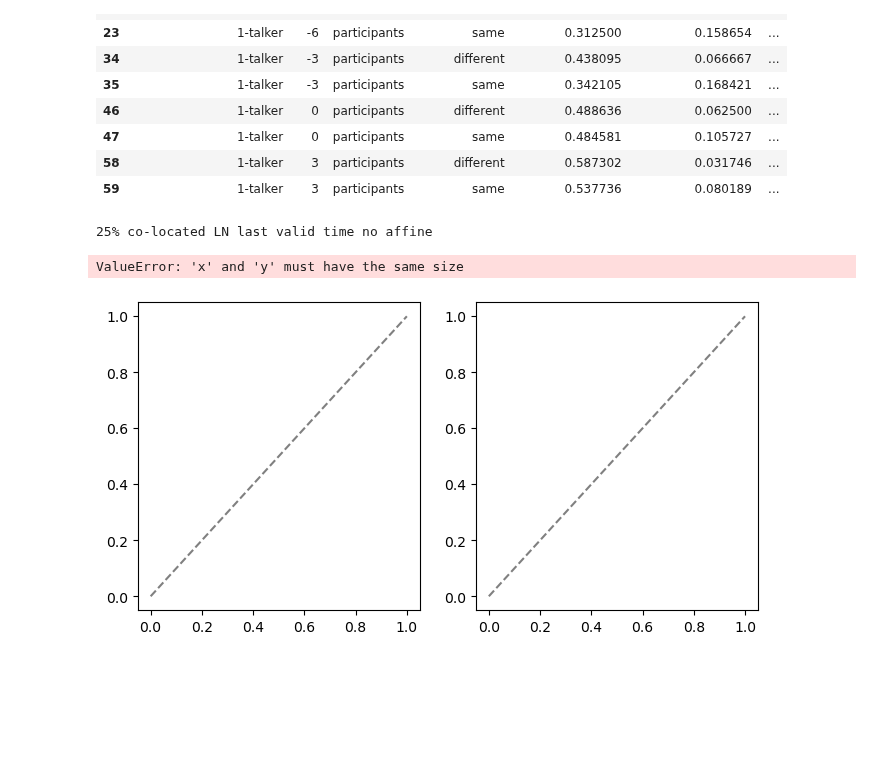
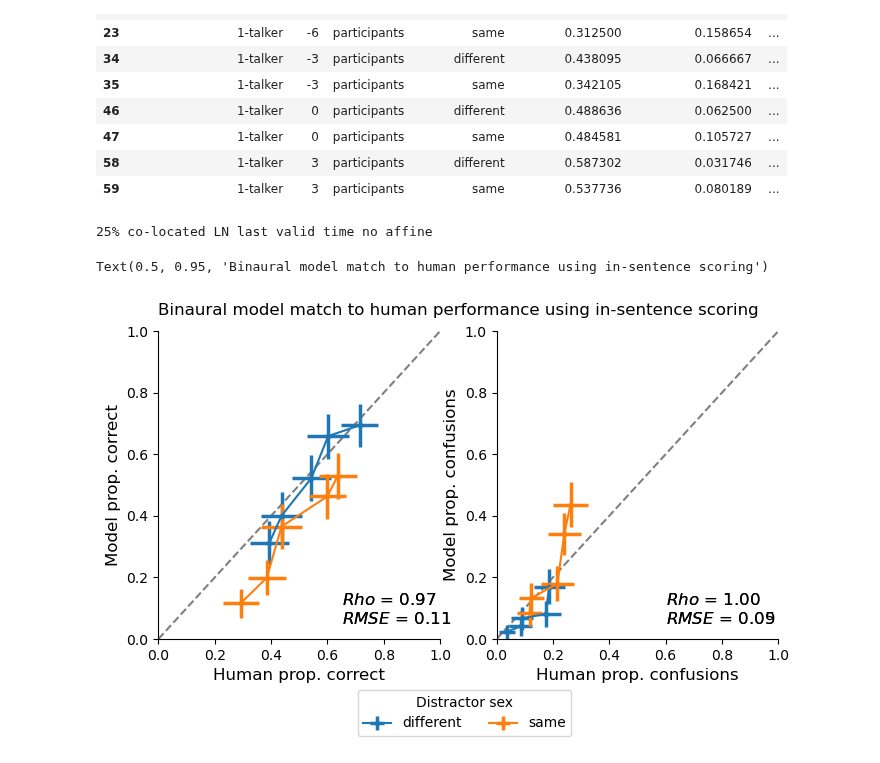
Before and after one commit to mcdermottLab/auditory_attention, a Jupyter notebook: notebooks/Plot_Prolific_Mono_Model_Results_2023_Mono_Attn_Short_Experiment_w_diotic.ipynb, the cells around one changed output. Saved outputs shown, nothing was run; the diff lists cells and outputs as text; code cells hidden in the pictures; blank space fills up the shorter version.

```diff
--- a/notebooks/Plot_Prolific_Mono_Model_Results_2023_Mono_Attn_Short_Experiment_w_diotic.ipynb
+++ b/notebooks/Plot_Prolific_Mono_Model_Results_2023_Mono_Attn_Short_Experiment_w_diotic.ipynb
@@ -1921,7 +1903,7 @@ to_plot[to_plot.group == "participants"]
 # %%
 
 
-plt_name_dict = {'Binaural CV no aug 50% co-located': "Best binaural model"}
+plt_name_dict = {'Binaural CV no aug 50% co-located': "Best binaural model", "25% co-located LN last valid time no affine":"New layer ordering"}
 
 
 to_plot = gender_cond_df[gender_cond_df.group.isin(list(plt_name_dict.keys()) + ["participants"])]
@@ -1997,32 +1979,32 @@ for ix, model in enumerate(model_list):
         samp_rmse = np.sqrt(np.mean((human_conf_means - model_conf_means)**2))
         axs[1].annotate(f"$RMSE$ = {samp_rmse:.2f}", (0.6, 0.05), fontsize=fontsize) # old xy coords ( 0.25, 0.025)
         # add tiles
 #         axs[0].set_title(plt_name_dict[model], fontsize=fontsize)
         axs[0].set_xlabel(f"Human prop. correct", fontsize=fontsize)
         axs[1].set_xlabel(f"Human prop. confusions", fontsize=fontsize)
 
 
 # set first row x and y limits to 0 1
 for ax in axs.flat:
     ax.set_xlim(0,1)
     ax.set_ylim(0,1)
 
 axs[0].set_ylabel(f"Model prop. correct", fontsize=fontsize)
 axs[1].set_ylabel(f"Model prop. confusions", fontsize=fontsize)
 
 
 sns.despine()
 lines_labels = [ax.get_legend_handles_labels() for ax in [axs[0]]]
 lines, labels = [sum(lol, []) for lol in zip(*lines_labels)]
 plt.subplots_adjust(hspace=0.3)
 
 fig.legend(lines, hue_order, bbox_transform=fig.transFigure, ncol=3,
            title='Distractor sex',  bbox_to_anchor=(0.65, 0),)
 # plt.tight_layout()
 #
 
 plt.suptitle(f"Binaural model match to human performance using in-sentence scoring", y=0.95)
 # %% [output]
 25% co-located LN last valid time no affine
-ValueError: 'x' and 'y' must have the same size
+Text(0.5, 0.95, 'Binaural model match to human performance using in-sentence scoring')
-[figure, old version]
+[figure, new version]
```
Also changed, not shown: parts of 27 cells of this notebook, 14 other files.
